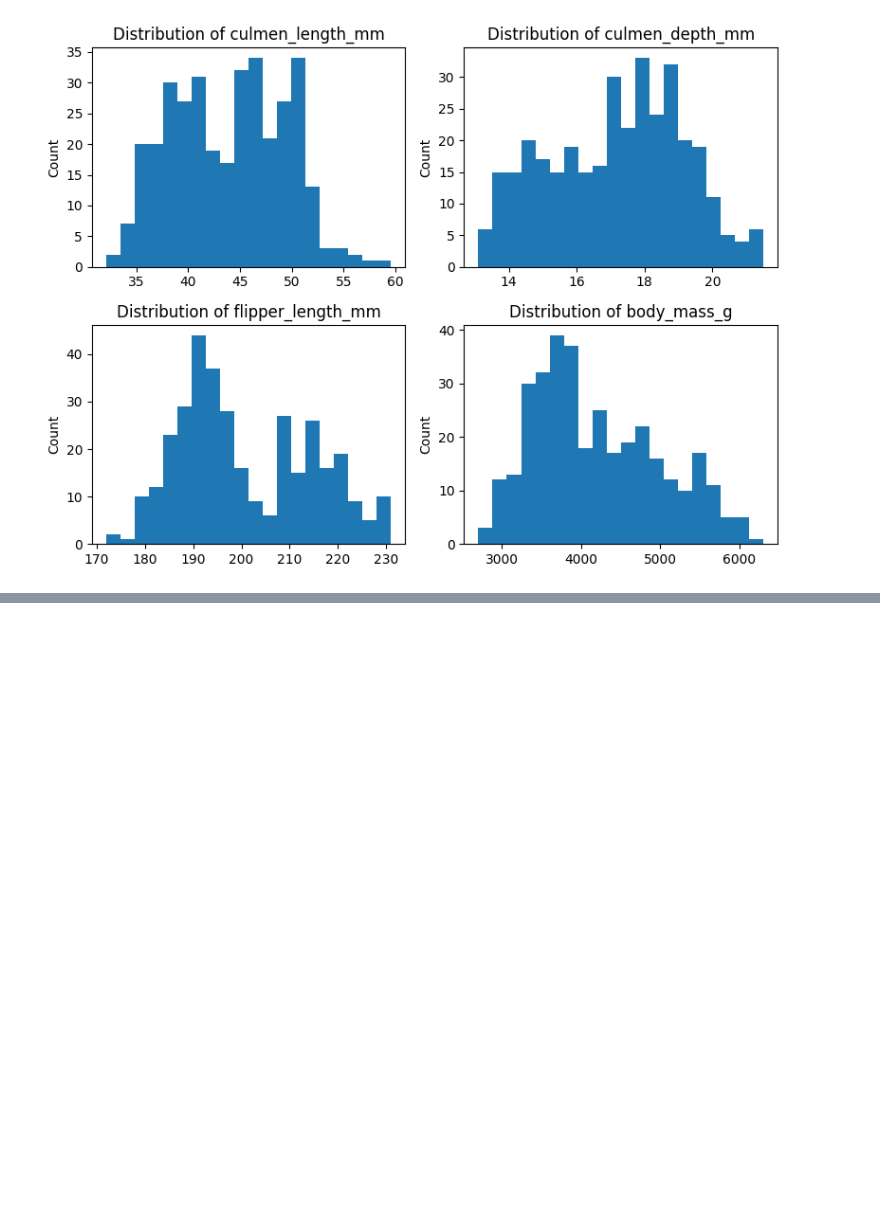
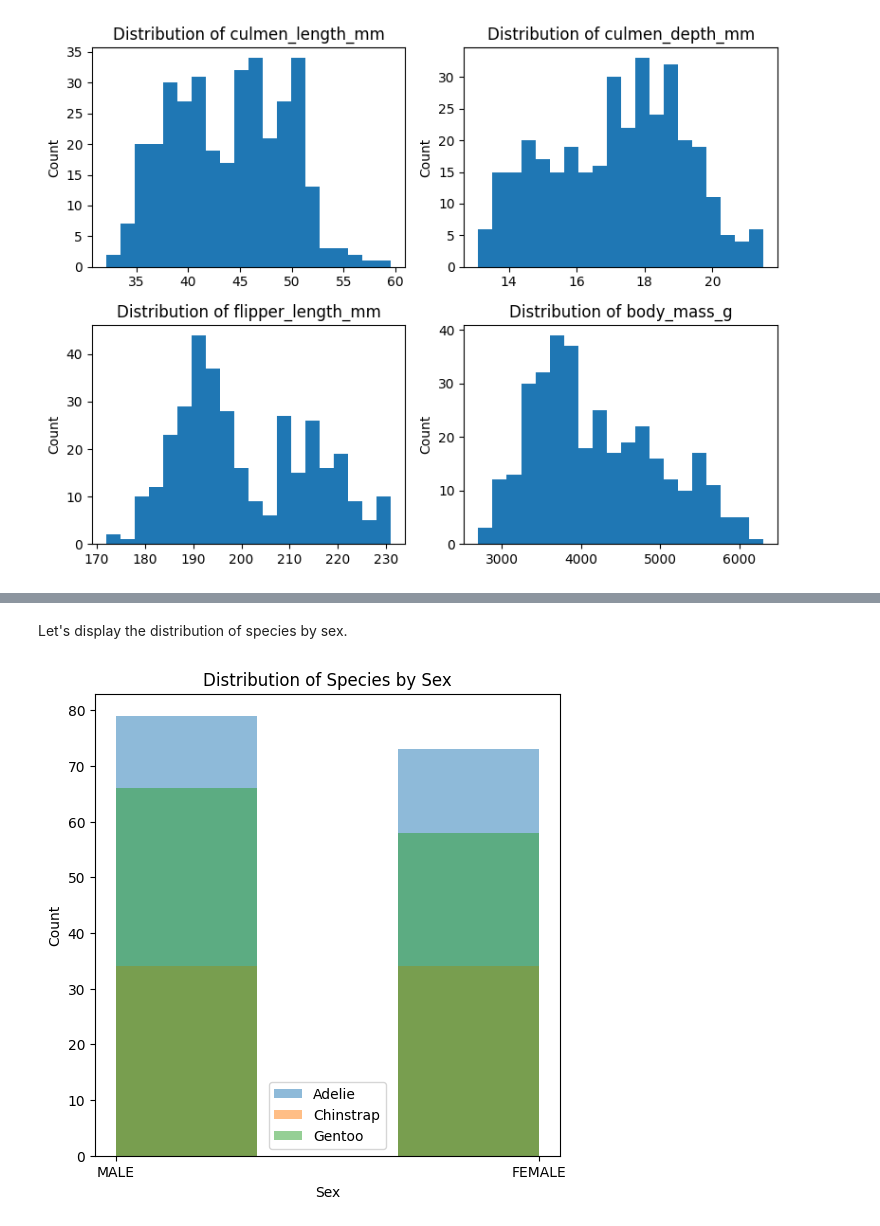
Before and after one commit to dangat8001/ml.school, a Jupyter notebook: notebooks/0eda_2025_11_03.ipynb, the cells around one changed output, grey strips where cells are left out. Saved outputs shown, nothing was run; the diff lists cells and outputs as text; code cells hidden in the pictures; blank space fills up the shorter version.

```diff
--- a/notebooks/0eda_2025_11_03.ipynb
+++ b/notebooks/0eda_2025_11_03.ipynb
@@ -170,0 +219,16 @@ plt.show()
+# %% [markdown]
+Let's display the distribution of species by sex.
+# %%
+fig, ax = plt.subplots(figsize=(6, 6))
+for species in unique_species:
+    data = penguins[penguins["species"] == species]
+    ax.hist(data["sex"], bins=3, alpha=0.5, label=species)
+
+ax.set_xlabel("Sex")
+ax.set_ylabel("Count")
+ax.set_title("Distribution of Species by Sex")
+
+ax.legend()
+plt.show()
+# %% [output]
+[figure, added]
```
Also changed, not shown: parts of 6 cells of this notebook.
